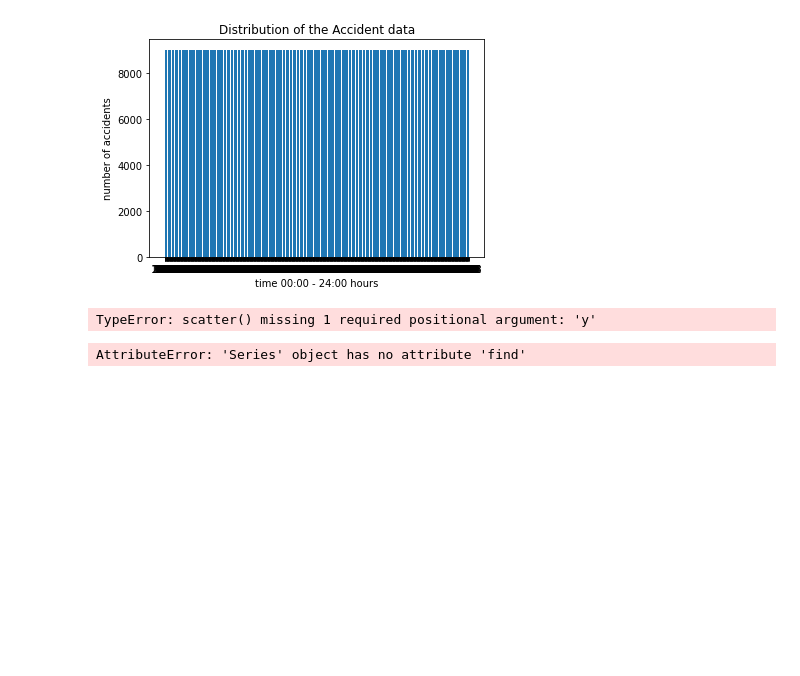
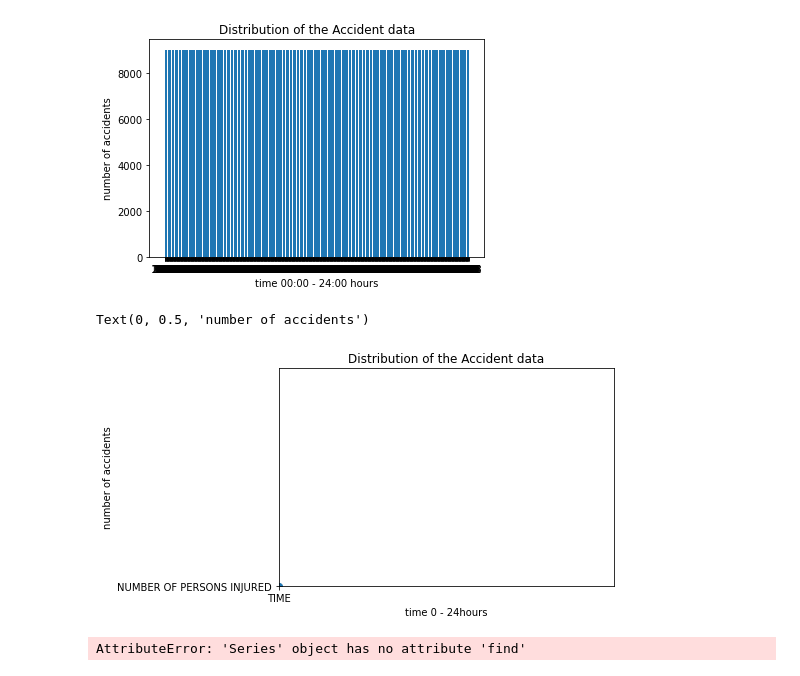
Before and after one commit to Dpinkney001/Data-Science-MAT328-Project-Spring-2021, a Jupyter notebook: Duvall Pinkney Data Science Project.ipynb, the cells around one changed output. Cells and saved outputs as stored; diff of their text form; code cells hidden in the pictures; blank space fills up the shorter version.

```diff
--- a/Duvall Pinkney Data Science Project.ipynb
+++ b/Duvall Pinkney Data Science Project.ipynb
@@ -538,13 +538,14 @@ plt.ylabel("number of accidents")
 Text(0, 0.5, 'number of accidents')
 [figure]
 # %%
-plt.scatter(x = "TIME", y = new_df[""])
-#plt.axis([0,24,0,9000])
+plt.scatter(x = "TIME", y = "NUMBER OF PERSONS INJURED")
+plt.axis([0,24,0,9000])
 plt.title("Distribution of the Accident data")
 plt.xlabel("time 0 - 24hours")
 plt.ylabel("number of accidents")
 # %% [output]
-TypeError: scatter() missing 1 required positional argument: 'y'
+Text(0, 0.5, 'number of accidents')
+[figure, added]
 # %%
 
 def dataAnalysis(df):
```
Also changed, not shown: parts of 2 cells of this notebook.
